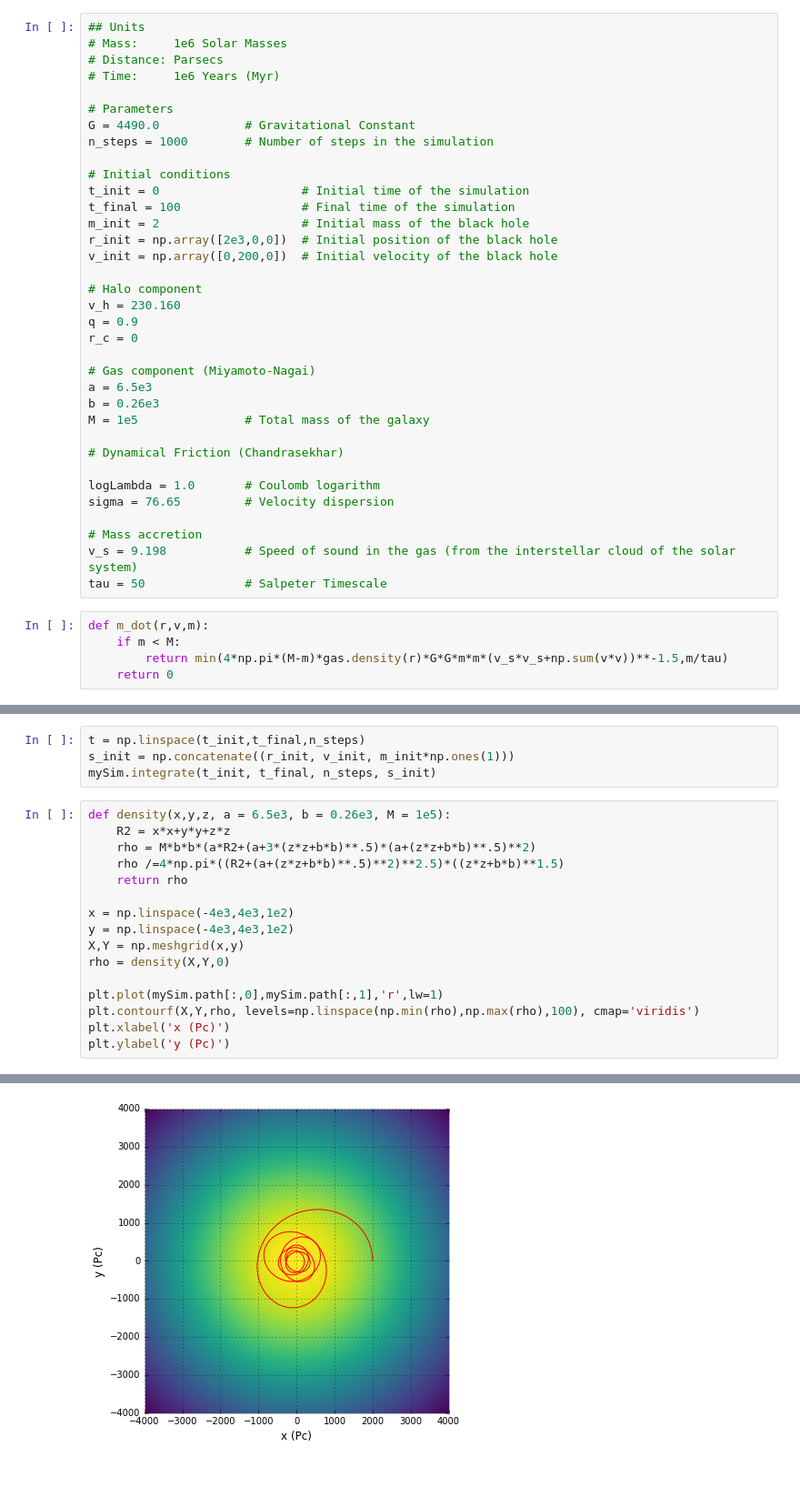
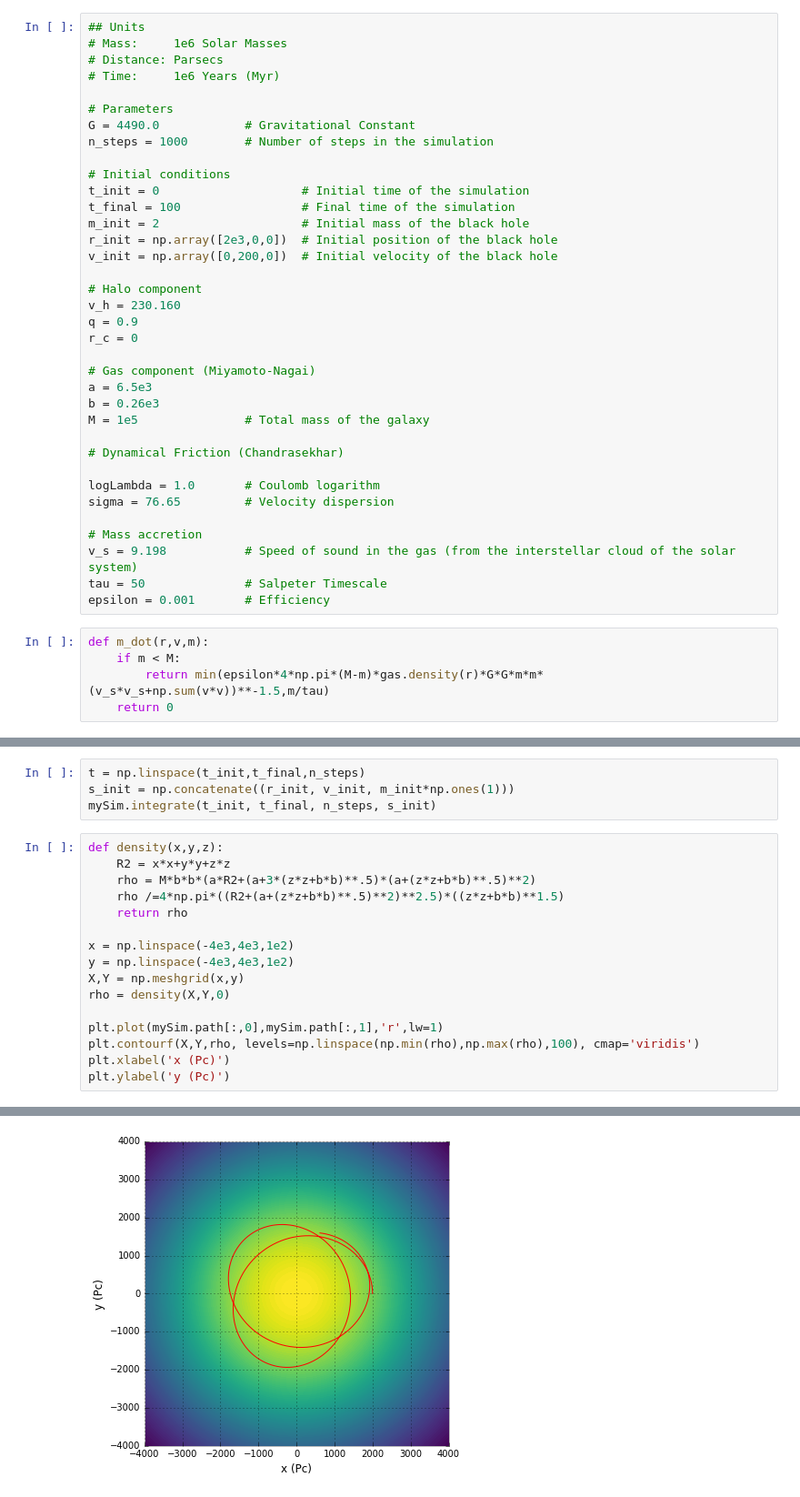
Before and after one commit to astroandes/BlackHole, a Jupyter notebook: src/test.ipynb, the cells around one changed output, grey strips where cells are left out. Shown at 91% size. Drawn from its saved outputs; the diff is of its cells as text.

Commit message:
added efficiency for mass accretion

```diff
--- a/src/test.ipynb
+++ b/src/test.ipynb
@@ -47,10 +47,11 @@ sigma = 76.65         # Velocity dispersion
 # Mass accretion
 v_s = 9.198           # Speed of sound in the gas (from the interstellar cloud of the solar system)
 tau = 50              # Salpeter Timescale
+epsilon = 0.001       # Efficiency
 # %%
 def m_dot(r,v,m):
     if m < M:
-        return min(4*np.pi*(M-m)*gas.density(r)*G*G*m*m*(v_s*v_s+np.sum(v*v))**-1.5,m/tau)
+        return min(epsilon*4*np.pi*(M-m)*gas.density(r)*G*G*m*m*(v_s*v_s+np.sum(v*v))**-1.5,m/tau)
     return 0
 # %%
 mySim = myModule.simulation()
@@ -71,24 +72,24 @@ t = np.linspace(t_init,t_final,n_steps)
 s_init = np.concatenate((r_init, v_init, m_init*np.ones(1)))
 mySim.integrate(t_init, t_final, n_steps, s_init)
 # %%
-def density(x,y,z, a = 6.5e3, b = 0.26e3, M = 1e5):
+def density(x,y,z):
     R2 = x*x+y*y+z*z
     rho = M*b*b*(a*R2+(a+3*(z*z+b*b)**.5)*(a+(z*z+b*b)**.5)**2)
     rho /=4*np.pi*((R2+(a+(z*z+b*b)**.5)**2)**2.5)*((z*z+b*b)**1.5)
     return rho
 
 x = np.linspace(-4e3,4e3,1e2)
 y = np.linspace(-4e3,4e3,1e2)
 X,Y = np.meshgrid(x,y)
 rho = density(X,Y,0)
 
 plt.plot(mySim.path[:,0],mySim.path[:,1],'r',lw=1)
 plt.contourf(X,Y,rho, levels=np.linspace(np.min(rho),np.max(rho),100), cmap='viridis')
 plt.xlabel('x (Pc)')
 plt.ylabel('y (Pc)')
 # %% [output]
 <matplotlib.text.Text at 0x...>
-[figure, old version]
+[figure, new version]
 # %%
 plt.plot(t,np.sum(mySim.path[:,:3]**2,axis=1)**.5)
 plt.xscale('log')
```
Also changed, not shown: parts of 3 cells of this notebook.
